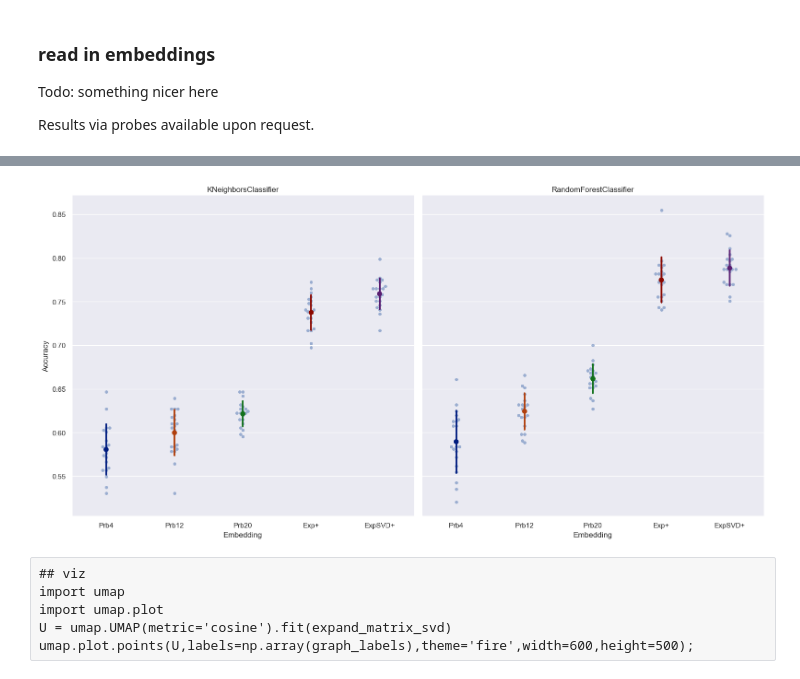
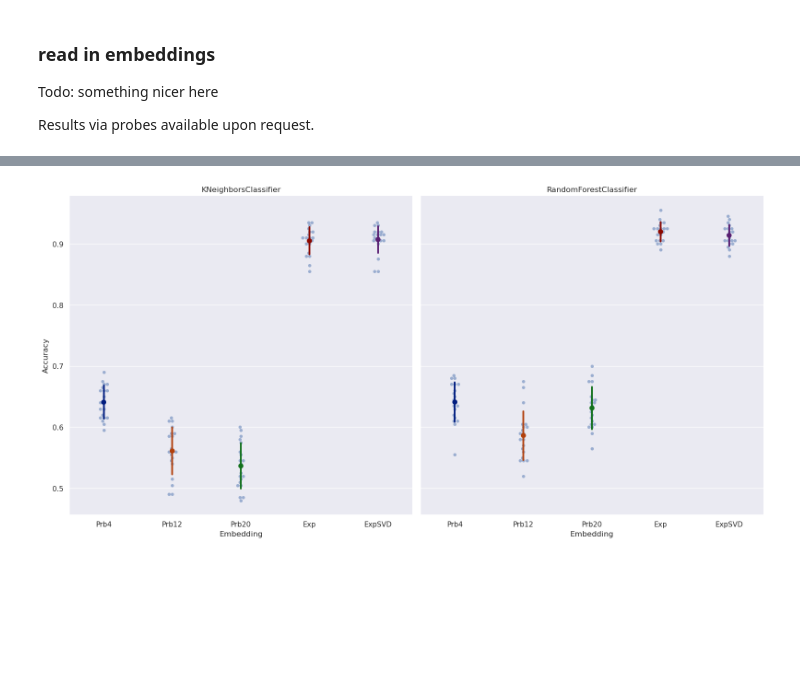
Before and after one commit to ftheberge/EmbeddingOfGraphs, a Jupyter notebook: Notebooks/graph-embedding-classify.ipynb, the cells around one changed output, grey strips where cells are left out. Cells and saved outputs as stored; diff of their text form; code cells hidden in the pictures; blank space fills up the shorter version.

```diff
--- a/Notebooks/graph-embedding-classify.ipynb
+++ b/Notebooks/graph-embedding-classify.ipynb
@@ -22,7 +22,7 @@ import sklearn.linear_model
 import sklearn.neural_network
 import sklearn.neighbors
 # %%
-dataset = 'NCI109'
+dataset = 'REDDIT-BINARY'
 datadir = '../Data/'+dataset+'/'+dataset
 
 fn_graph_label = datadir+'.graph_labels'
@@ -41,16 +41,7 @@ import pickle
 ## results stored from other notebook(s)
 fn = 'Results/expander_'+dataset+'.pkl'
 with open(fn,'rb') as fp:
-    expand_matrix, expand_matrix_norm, expand_matrix_rec, expand_matrix_svd = pickle.load(fp)
-
-# fn = 'Results/expander_only_'+dataset+'.pkl'
-# with open(fn,'rb') as fp:
-#     expand_only_matrix, expand_only_matrix_norm, expand_only_matrix_rec, expand_only_matrix_svd = pickle.load(fp)
-
-# fn = 'Results/walks_'+dataset+'.pkl'
-# with open(fn,'rb') as fp:
-#     walks_matrix, walks_matrix_norm = pickle.load(fp)
-
+    expand_matrix, expand_matrix_norm = pickle.load(fp)
 
 Probes=[]
 for d in np.arange(4,21,4):
@@ -85,14 +76,10 @@ models_norm = [
 ]
 feature_sets_norm = {
     "Probes_4": Probes[0],
-#    "Probes_8": Probes[1],
     "Probes_12": Probes[2],
-#    "Probes_16": Probes[3],
     "Probes_20": Probes[4],
-#    "Expander": expand_only_matrix_norm,
-#    "Expander svd": expand_only_matrix_svd,
-    "Expander+": expand_matrix_norm,
-    "Expander+ svd": expand_matrix_svd
+    "Expander": expand_matrix,
+    "Expander norm": expand_matrix_norm
 }
 # %%
 %%time
@@ -123,49 +110,35 @@ g = sns.catplot(
     data=df_norm,
     height=8,
     alpha=0.5,
     zorder=1,
 )
 g.map_dataframe(
     sns.pointplot,
     x="Embedding",
     y="Accuracy",
     color="Model",
     data=df_norm,
     palette="dark",
     join=False,
     order=[
     "Probes_4",
-#    "Probes_8",
     "Probes_12",
-#    "Probes_16",
     "Probes_20",
-#    "Expander",
-#    "Expander svd",
-    "Expander+",
-    "Expander+ svd"
+    "Expander",
+    "Expander norm"
     ],
     ci="sd",
     scale=0.9,
 )
 g.set_titles(col_template="{col_name}")
 g.set_xticklabels([
         "Prb4",
-#        "Prb8",
         "Prb12",
-#        "Prb16",
         "Prb20",
-#        "Exp",
-#        "ExpSVD",
-        "Exp+",
-        "ExpSVD+"
+        "Exp",
+        "ExpSVD"
     ]);
 fn = 'Results/'+dataset+'.png'
 #g.savefig(fn)
 # %% [output]
-[figure, old version]
+[figure, new version]
-# %% [raw]
-## viz
-import umap
-import umap.plot
-U = umap.UMAP(metric='cosine').fit(expand_matrix_svd)
-umap.plot.points(U,labels=np.array(graph_labels),theme='fire',width=600,height=500);
```
Also changed, not shown: parts of 1 cell of this notebook, 1 other file.
